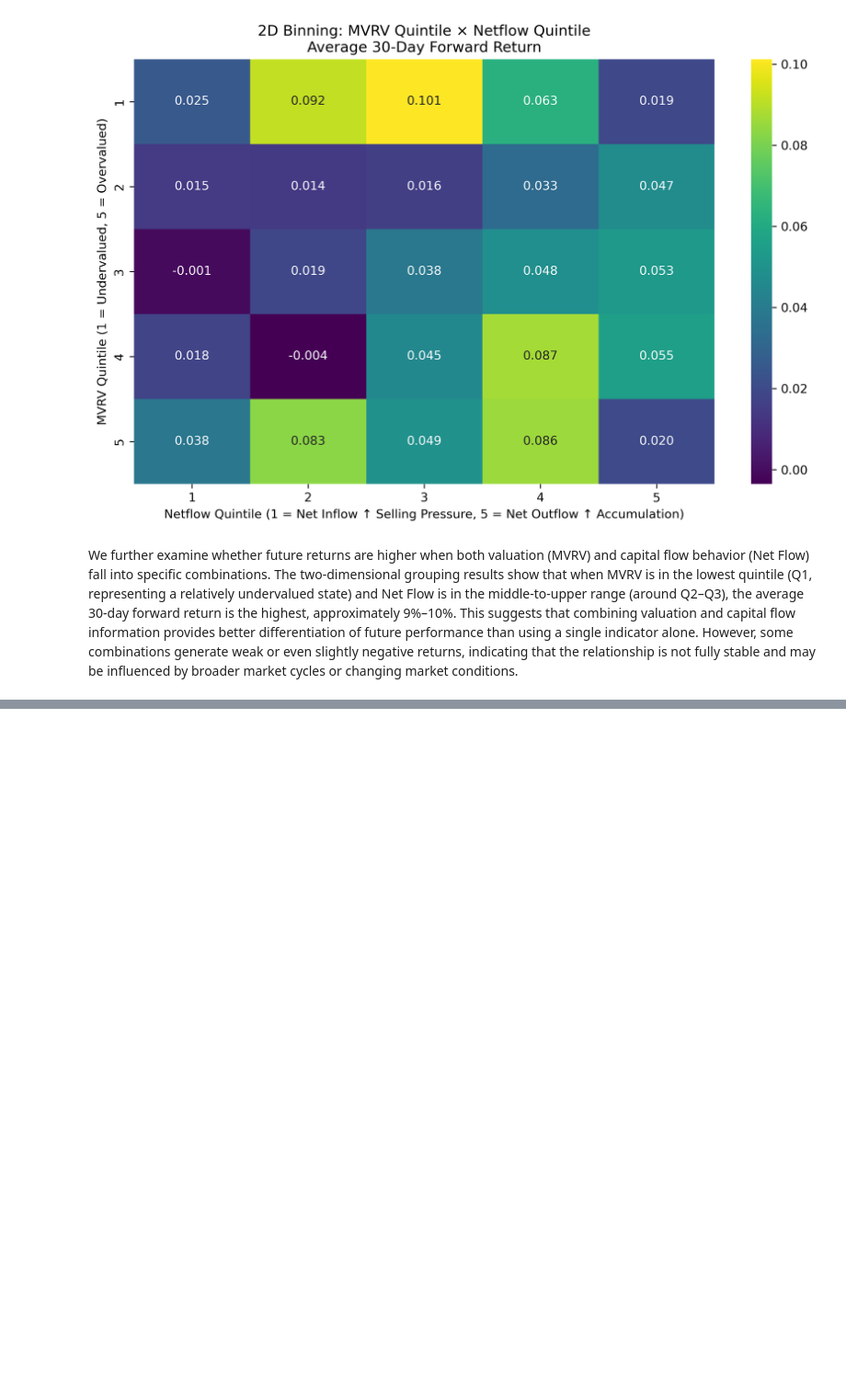
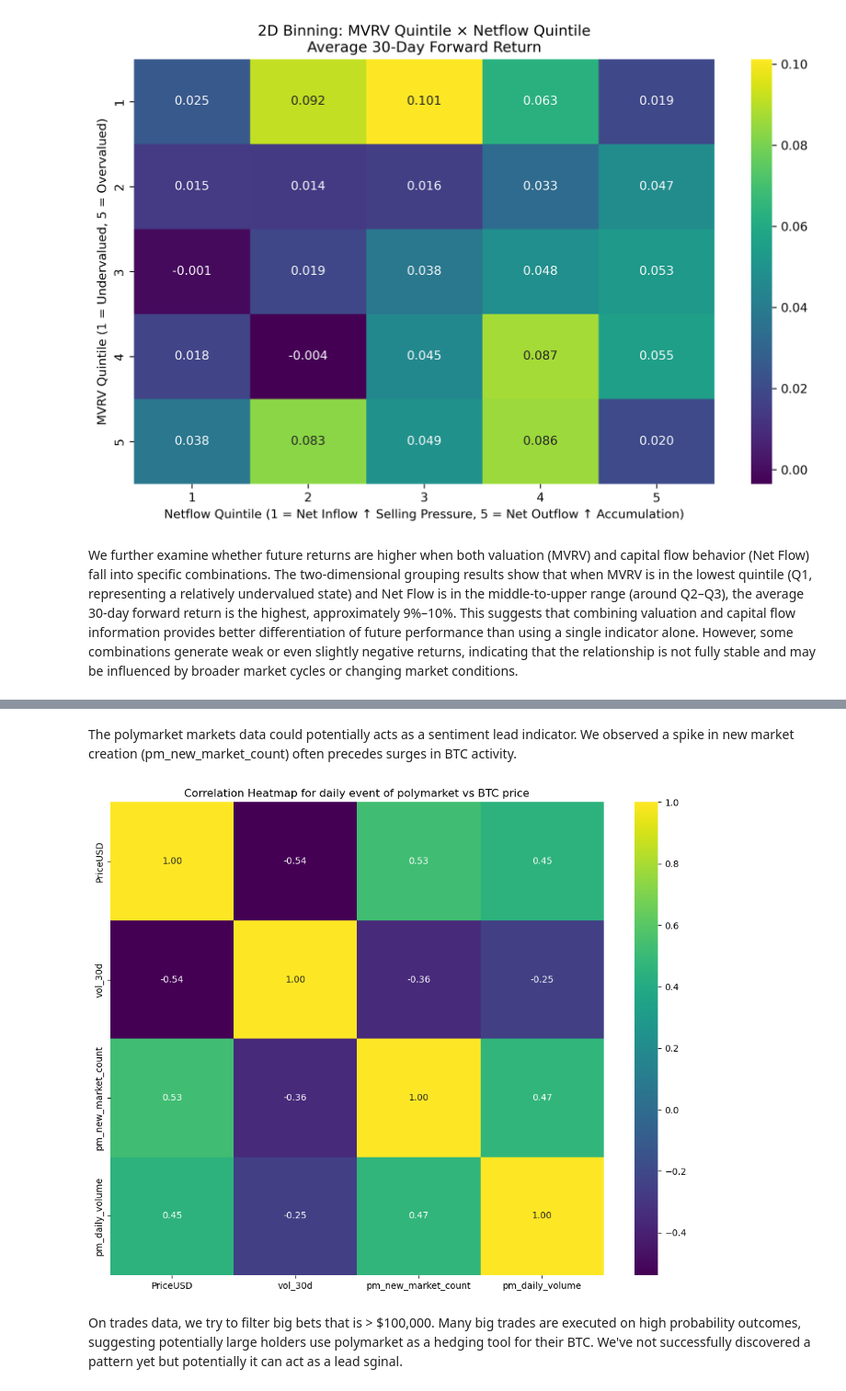
Before and after one commit to shuangvely/bitcoin-analytics-capstone-sp26-team08, a Jupyter notebook: eda/EDA_Executive.ipynb, the cells around one changed output, grey strips where cells are left out. Shown at 92% size. Saved outputs shown, nothing was run; the diff lists cells and outputs as text; code cells hidden in the pictures; blank space fills up the shorter version.

```diff
--- a/eda/EDA_Executive.ipynb
+++ b/eda/EDA_Executive.ipynb
@@ -107,0 +139,8 @@ We further examine whether future returns are higher when both valuation (MVRV)
+# %% [markdown]
+The polymarket markets data could potentially acts as a sentiment lead indicator. We observed a spike in new market creation (pm_new_market_count) often precedes surges in BTC activity.
+# %%
+display(Image("plots/PMNewBTC.png"))
+# %% [output]
+[figure, added]
+# %% [markdown]
+On trades data, we try to filter big bets that is > $100,000. Many big trades are executed on high probability outcomes, suggesting potentially large holders use polymarket as a hedging tool for their BTC. We've not successfully discovered a pattern yet but potentially it can act as a lead sginal.
```
Also changed, not shown: parts of 10 cells of this notebook, 2 other files.
